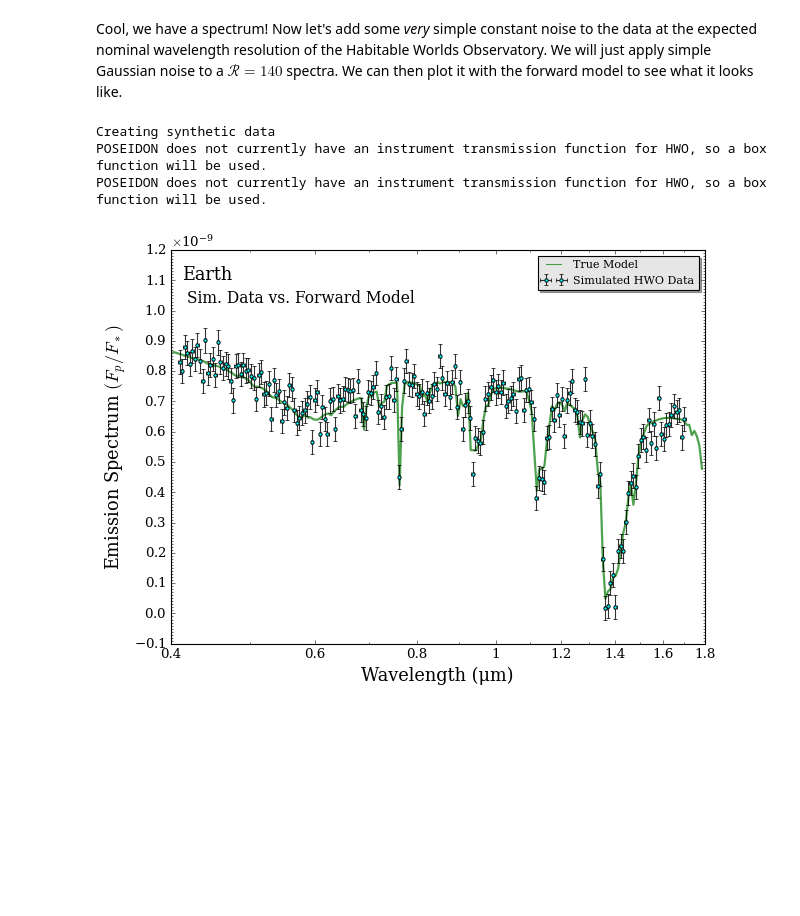
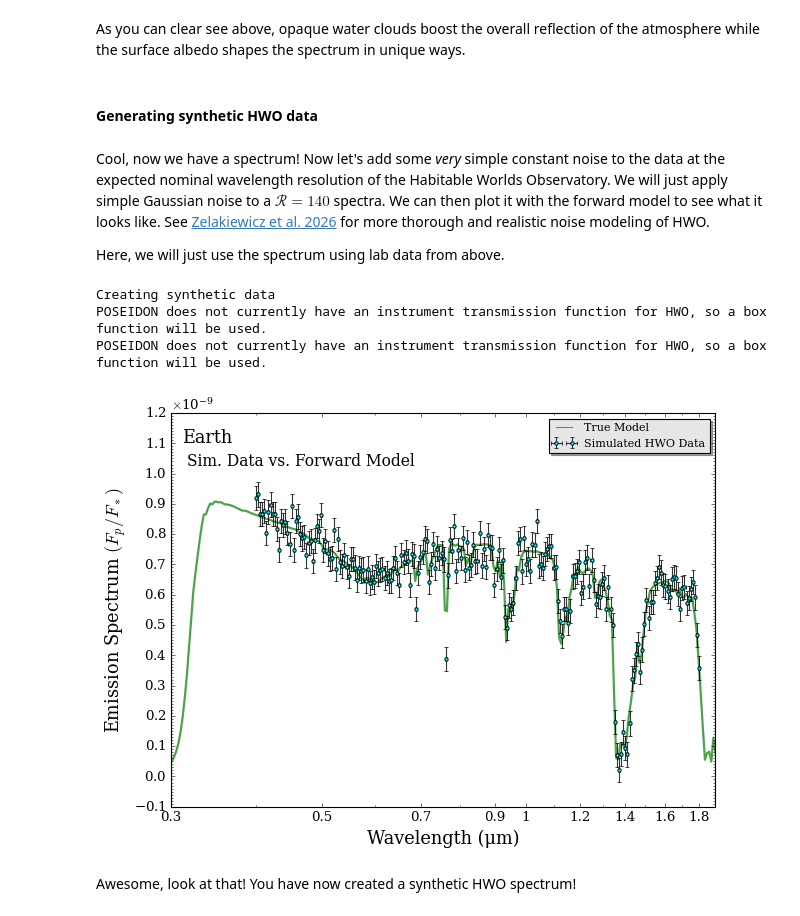
Before and after one commit to MartianColonist/POSEIDON, a Jupyter notebook: docs/content/notebooks/reflection_hwo.ipynb, the cells around one changed output. Saved outputs shown, nothing was run; the diff lists cells and outputs as text; code cells hidden in the pictures; blank space fills up the shorter version.

```diff
--- a/docs/content/notebooks/reflection_hwo.ipynb
+++ b/docs/content/notebooks/reflection_hwo.ipynb
@@ -199,7 +284,7 @@ log_P_fine_step = 0.2   # 0.2 dex steps are a good tradeoff between accuracy and
 log_P_fine = np.arange(log_P_fine_min, (log_P_fine_max + log_P_fine_step), log_P_fine_step)
 
 # Create opacity object (both models share the same molecules, so we only need one)
-opac = read_opacities(model, wl, opacity_treatment, T_fine, log_P_fine, opacity_database = 'Temperate')
+opac = read_opacities(model_simple_lab_data, wl, opacity_treatment, T_fine, log_P_fine, opacity_database = 'Temperate')
 # %% [output]
 Reading in cross sections in opacity sampling mode...
 N2-N2 done
@@ -254,0 +394,22 @@ fig_spec = plot_spectra(spectra, planet, R_to_bin = 140, plot_full_res = True,
+# %%
+from POSEIDON.core import compute_spectrum
+from POSEIDON.visuals import plot_spectra
+from POSEIDON.utility import plot_collection
+
+# Compute the spectra
+spectrum_FpFs_simple_lab_data, albedo = compute_spectrum(planet, star, model_simple_lab_data,
+                                                         atmosphere_simple_lab_data, opac, wl, \
+                                                        spectrum_type = 'emission', # <- Set to emission for reflection-only spectrum, since we measure emitted light
+                                                        return_albedo = True, use_photosphere_radius= True)
+
+spectra = []   # Empty plot collection
+
+# Add the model spectra to the plot collection object
+spectra = plot_collection(spectrum_FpFs_simple_lab_data, wl, collection = spectra)
+
+# Plot the spectra
+fig_spec = plot_spectra(spectra, planet, R_to_bin = 140, plot_full_res = True,
+                        spectra_labels = ['Lab Data Surface + 50\% Patchy Clouds'],
+                        y_unit = 'reflection',
+                        colour_list = ['green'],
+                        wl_axis = 'linear')
@@ -255,41 +434,54 @@ fig_spec = plot_spectra(spectra, planet, R_to_bin = 140, plot_full_res = True,
+# %% [markdown]
+As you can clear see above, opaque water clouds boost the overall reflection of the atmosphere while the surface albedo shapes the spectrum in unique ways.
+# %% [markdown]
+#### Generating synthetic HWO data
 # %% [markdown]
-Cool, we have a spectrum! Now let's add some *very* simple constant noise to the data at the expected nominal wavelength resolution of the Habitable Worlds Observatory. We will just apply simple Gaussian noise to a $\mathcal{R}=140$ spectra. We can then plot it with the forward model to see what it looks like.
+Cool, now we have a spectrum! Now let's add some *very* simple constant noise to the data at the expected nominal wavelength resolution of the Habitable Worlds Observatory. We will just apply simple Gaussian noise to a $\mathcal{R}=140$ spectra. We can then plot it with the forward model to see what it looks like. See [Zelakiewicz et al. 2026](https://ui.adsabs.harvard.edu/abs/2026arXiv260325694Z/abstract) for more thorough and realistic noise modeling of HWO.
+
+Here, we will just use the spectrum using lab data from above.
 # %%
 from POSEIDON.instrument import generate_syn_data_from_user
 from POSEIDON.core import load_data
 
 data_dir = './POSEIDON_output/' + planet_name
 instrument = 'HWO'
 
-generate_syn_data_from_user(planet, wl, spectrum_FpFs, data_dir,
+data_simulation_label = 'Simple_Lab_Data_Surface'
+
+generate_syn_data_from_user(planet, wl, spectrum_FpFs_simple_lab_data, data_dir,
                             instrument, R_data = 140, err_data = 4e-5,
-                            wl_start = 0.41, wl_end = 1.7,
-                            label = 'Simple',
+                            wl_start = 0.4, wl_end = 1.8,
+                            label = data_simulation_label,
                             Gauss_scatter = True)
 
 
-datasets = ['Earth_SYNTHETIC_HWO_Simple.dat']
+datasets = [f'{planet_name}_SYNTHETIC_{instrument}_{data_simulation_label}.dat']
 
 # Load dataset, pre-load instrument PSF and transmission function
 data = load_data(data_dir, datasets, [instrument], wl)
 
+# Recreate spectra object for just the one model
+spectra = []
+spectra = plot_collection(spectrum_FpFs_simple_lab_data, wl, collection = spectra)
 
 fig_spec = plot_spectra(spectra, planet, R_to_bin = 140, plot_full_res = False,
                         spectra_labels = ['True Model'],
                         colour_list = ['forestgreen'],
                         plt_label = ('Sim. Data vs. Forward Model'),
                         y_unit = 'Fp/Fs',
                         y_min = -1e-10, y_max = 1.2e-9,
-                        wl_min = 0.4, wl_max = 1.8,
+                        wl_min = 0.3, wl_max = 1.9,
                         show_data = True,
                         data_properties = data,
                         data_labels = ['Simulated HWO Data'],
                         data_colour_list = ['cyan'],
                         data_marker_list = ['o'],
                         data_marker_size_list = [3],
                         )
 # %% [output]
 Creating synthetic data
 POSEIDON does not currently have an instrument transmission function for HWO, so a box function will be used.
 POSEIDON does not currently have an instrument transmission function for HWO, so a box function will be used.
-[figure, old version]
+[figure, new version]
+# %% [markdown]
+Awesome, look at that! You have now created a synthetic HWO spectrum!
```
Also changed, not shown: parts of 39 cells of this notebook, 5 other files.
